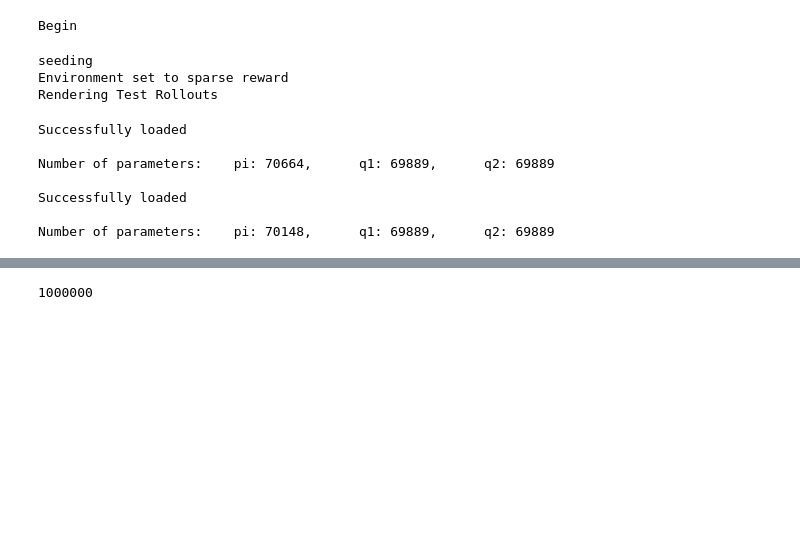
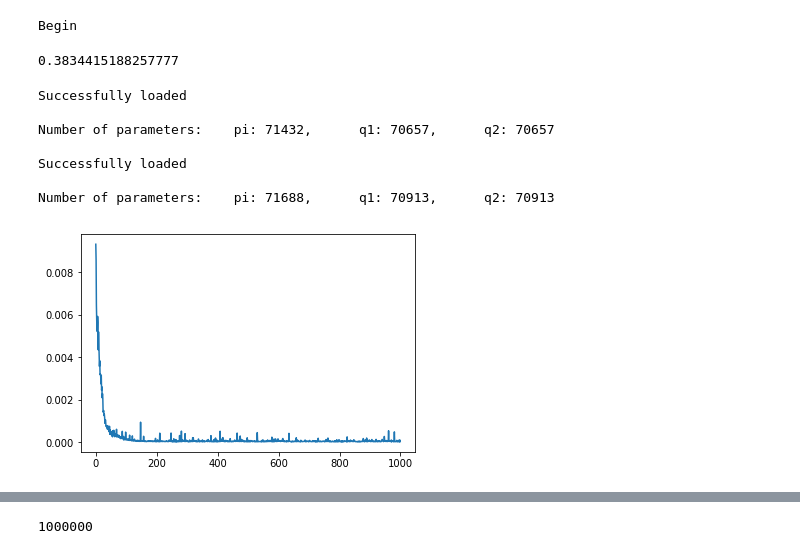
Before and after one commit to sholtodouglas/hierarchial_robotics, a Jupyter notebook: Quick Tests.ipynb, the cells around one changed output, grey strips where cells are left out. Cells and saved outputs as stored; diff of their text form; code cells hidden in the pictures; blank space fills up the shorter version.

```diff
--- a/Quick Tests.ipynb
+++ b/Quick Tests.ipynb
@@ -75,3 +123,5 @@ import torch
 # %%
 # with open('collected_data/filename.pickle', 'rb') as handle:
 #     replay_higher = pickle.load(handle)
+
+env = gym.make('pandaPush-v0')
@@ -94,23 +162,24 @@ np.random.seed(seed)
 # %% [output]
 Begin
 # %%
-test_env = gym.make(env_name)
-env = test_env
-# pybullet nees the GUI env to be reset first for our noncollision stuff to work.
-if render:
-    print('Rendering Test Rollouts')
-    test_env.render(mode='human')
-    test_env.reset()
+# test_env = gym.make(env_name)
+# env = test_env
+# # pybullet nees the GUI env to be reset first for our noncollision stuff to work.
+# if render:
+#     print('Rendering Test Rollouts')
+#     test_env.render(mode='human')
+#     test_env.reset()
-# %% [output]
-seeding
-Environment set to sparse reward
-Rendering Test Rollouts
+# %%
+# Exploring curiosity
+np.random.random()
+# %% [output]
+0.3834415188257777
 # %%
 
 
 # Little bit of short term conif
 use_higher_level = True
-lower_achieved_state =  'full_positional_state' # 'controllable_achieved_goal'  #  'achieved_goal' #
+lower_achieved_state = 'controllable_achieved_goal'# 'full_positional_state'  #  'achieved_goal' #
 substitute_action = True
 
 
@@ -127,21 +196,22 @@ else:
 act_dim_lower = env.action_space.shape[0]
 
 # higher level model
-gamma=0.99,
+gamma=0.99
 polyak=0.995
 lr=1e-3
 alpha=0.2
 load  = True
 relative = False
-act_limit_higher = env.ENVIRONMENT_BOUNDS
-SAC_higher = SAC_model(act_limit_higher, obs_dim_higher, act_dim_higher, [256,256], lr, gamma, alpha, polyak, load, exp_name+'_higher')
-act_limit_lower = env.action_space.high[0]
-SAC_lower = SAC_model(act_limit_lower, obs_dim_lower, act_dim_lower, [256,256], lr, gamma, alpha, polyak, load, exp_name+'_lower')
+ac_kwargs = {'hidden_sizes': [256, 256]}
+act_limit_higher = env.observation_space.spaces[lower_achieved_state].high
+high_model = SAC_model(act_limit_higher, obs_dim_higher, act_dim_higher, ac_kwargs['hidden_sizes'], lr, gamma, alpha, polyak, load, exp_name+'_higher')
+act_limit_lower = env.action_space.high
+low_model = SAC_model(act_limit_lower, obs_dim_lower, act_dim_lower, ac_kwargs['hidden_sizes'], lr, gamma, alpha, polyak, load, exp_name+'_lower')
 # %% [output]
 Successfully loaded
 
-Number of parameters:    pi: 70664,      q1: 69889,      q2: 69889
+Number of parameters:    pi: 71432,      q1: 70657,      q2: 70657
 
 Successfully loaded
 
-Number of parameters:    pi: 70148,      q1: 69889,      q2: 69889
+Number of parameters:    pi: 71688,      q1: 70913,      q2: 70913
@@ -147,0 +221,26 @@ Number of parameters:    pi: 70148,      q1: 69889,      q2: 69889
+# %%
+forward_model =  mlp([obs_dim_higher+act_dim_higher] + list([256, 256]) + [obs_dim_higher]).cuda()
+model_optimizer = Adam(forward_model.parameters(), lr=high_model.lr)
+# %%
+step = 0
+steps = []
+losses = []
+loss = nn.MSELoss()
+for i in range(0,1000):
+    model_optimizer.zero_grad()
+    data = replay_higher.sample_batch()
+    o_next = forward_model(torch.cat([data['obs'], data['act']], axis=1))
+    prediction_loss = ((o_next - data['obs2'])**2).mean()
+
+    prediction_loss.backward()
+    steps.append(step)
+    losses.append(prediction_loss)
+    model_optimizer.step()
+
+    step += 1
+# %%
+import matplotlib.pyplot as plt
+plt.plot(steps, losses)
+plt.show()
+# %% [output]
+[figure, added]
```
Also changed, not shown: parts of 21 cells of this notebook, 8 other files.
